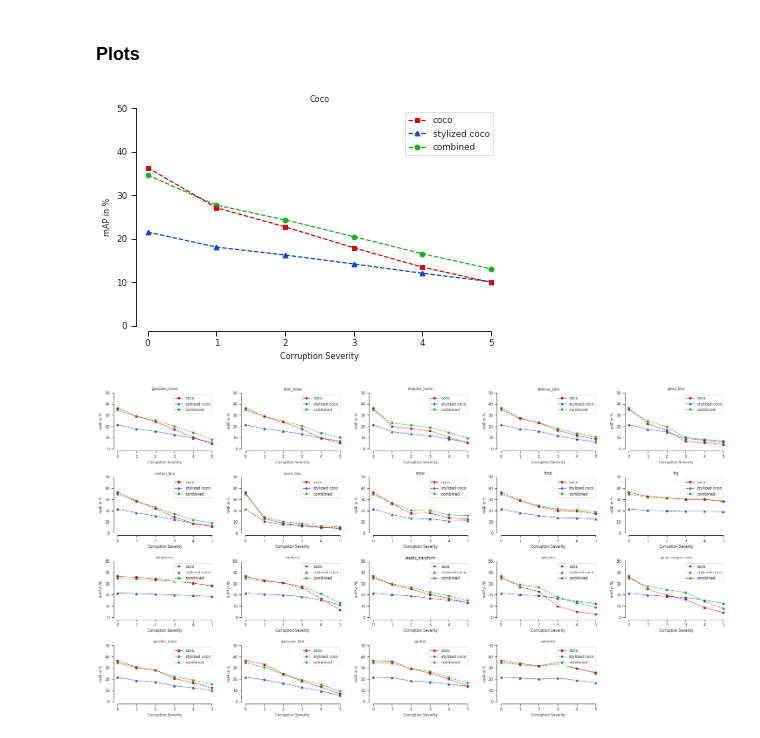
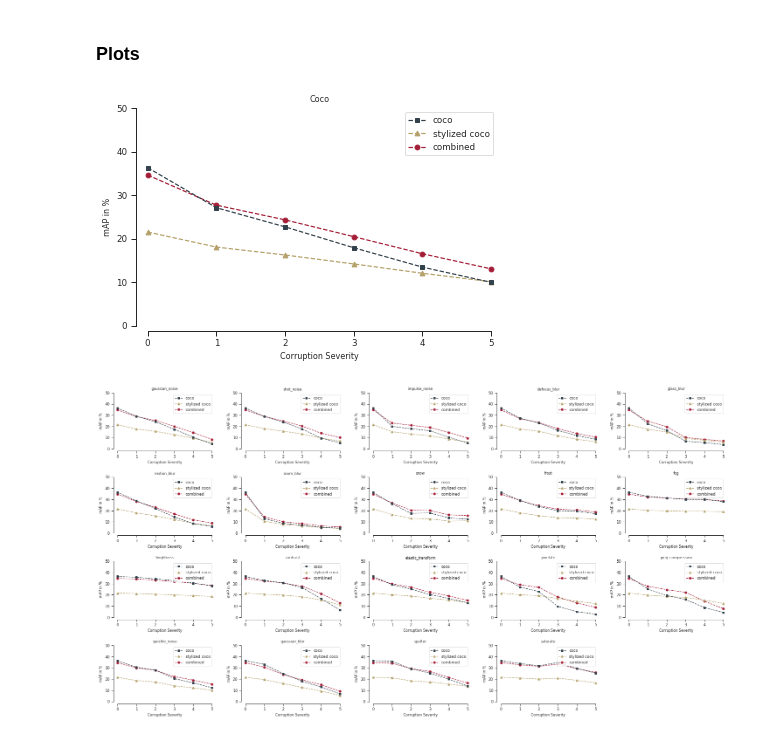
Before and after one commit to bethgelab/robust-detection-benchmark, a Jupyter notebook: plots/plots.ipynb, the cells around one changed output. Drawn from its saved outputs; the diff is of its cells as text; code cells hidden in the pictures.

```diff
--- a/plots/plots.ipynb
+++ b/plots/plots.ipynb
@@ -36,7 +36,7 @@ def get_results_voc(eval_output, base_performance, verbose=0):
 def get_distortions(eval_output):
     distortions = []
     for i, distortion in enumerate(eval_output):
-        distortions.append(distortion)
+        distortions.append(distortion.replace("_", " "))
     return distortions
 # %%
 with open("results/faster_rcnn_r50_fpn_1x_2gpu_voc0712_all_1-5_results.pkl", "rb") as f:
@@ -175,26 +208,0 @@ fig.savefig('figures/results_voc_individual.pdf', bbox_inches='tight')
-# %%
-fig = plt.figure(figsize = (25.0, 13.0))
-plt.subplots_adjust(wspace = 0.3, hspace = 0.5)
-
-for i, distortion in enumerate(distortions):
-    plt.subplot(4,5,i+1)
-
-    plt.plot(list(range(6)), voc_results[i,:]/voc_results[i,0] * 100, 's--', zorder=3, color='xkcd:red', label='pascal voc')
-    plt.plot(list(range(6)), svoc_results[i,:]/svoc_results[i,0] * 100, '^--', zorder=2, color='xkcd:blue', label='stylized voc')
-    plt.plot(list(range(6)), voc_svoc_results[i,:]/voc_svoc_results[i,0] * 100, 'o--', zorder=1, color='xkcd:green', label='combined')
-    #plt.plot(list(range(6)), voc_svoc_short_results[i,:] * 100, 's--', zorder=0, color='xkcd:dandelion', label='vanilla+stylized (short)')
-
-
-    plt.title(distortion)
-    plt.xlabel('Corruption Severity')
-    plt.ylabel('Relative Performance %')
-    plt.axis([-0.1,5.1,0,105])
-    if i == 0:
-        plt.legend(loc=3)
-
-
-sns.despine(trim=True, offset=5)
-
-plt.show()
-
-fig.savefig('figures/results_voc_individual.pdf', bbox_inches='tight')
@@ -205,7 +211,8 @@ fig.savefig('figures/results_voc_individual.pdf', bbox_inches='tight')
 # %%
 def get_results_coco(eval_output, base_performance, task='bbox', metric='AP', verbose=0):
 
-    metrics = {'AP':0, 'AP50':1, 'AP75':2, 'APs':3, 'APm':4, 'APl':5, 'AR1':6, 'AR10':7, 'AR100':8, 'ARs':9, 'ARm':10, 'ARl':11}
+    metrics = {'AP':0, 'AP50':1, 'AP75':2, 'APs':3, 'APm':4, 'APl':5,
+               'AR1':6, 'AR10':7, 'AR100':8, 'ARs':9, 'ARm':10, 'ARl':11}
     assert metric in metrics.keys()
     metric_index = metrics[metric]
 
@@ -257,31 +264,31 @@ print(np.mean(coco_results[:15,1:])/coco_results[0,0],
 # %%
 fig = plt.figure(figsize = (6.4, 4.0))
 
-plt.plot(list(range(6)), np.mean(coco_results[:15,:], axis=0) * 100, 's--', zorder=3, color='xkcd:red', label='coco')
-plt.plot(list(range(6)), np.mean(scoco_results[:15,:], axis=0) * 100, '^--', zorder=2, color='xkcd:blue', label='stylized coco')
-plt.plot(list(range(6)), np.mean(coco_scoco_results[:15,:], axis=0) * 100, 'o--', zorder=1, color='xkcd:green', label='combined')
+plt.plot(list(range(6)), np.mean(coco_results[:15,:], axis=0) * 100, 's--', zorder=3, color=col_clean, label='coco')
+plt.plot(list(range(6)), np.mean(scoco_results[:15,:], axis=0) * 100, '^--', zorder=2, color=col_stylized, label='stylized coco')
+plt.plot(list(range(6)), np.mean(coco_scoco_results[:15,:], axis=0) * 100, 'o--', zorder=1, color=col_combined, label='combined')
 # plt.plot(list(range(6)), np.mean(voc_svoc_short_results, axis=0) * 100, 's--', zorder=0, color='xkcd:dandelion', label='combined (short)')
 
 # plt.plot(list(range(6)), np.mean(pre_voc_results, axis=0) * 100, 's--', zorder=0, color='xkcd:light red')
 # plt.plot(list(range(6)), np.mean(pre_svoc_results, axis=0) * 100, '^--', zorder=0, color='xkcd:light blue')
 # plt.plot(list(range(6)), np.mean(pre_voc_svoc_results, axis=0) * 100, 'o--', zorder=0, color='xkcd:light green')
 # plt.plot(list(range(6)), np.mean(pre_voc_svoc_short_results, axis=0) * 100, 's--', zorder=0, color='xkcd:light yellow')
 
 
 plt.title('Coco')
 plt.xlabel('Corruption Severity')
 plt.ylabel('mAP in %')
 plt.axis([-0.1,5.1,0,50])
 plt.legend(loc=1)
 
 
 sns.despine(trim=True, offset=5)
 
 plt.show()
 
 fig.savefig('figures/results_coco_combined.pdf', bbox_inches='tight')
 # %% [output]
-[figure, old version]
+[figure, new version]
 # %%
 fig = plt.figure(figsize = (25.0, 13.0))
 plt.subplots_adjust(wspace = 0.3, hspace = 0.5)
@@ -289,9 +296,9 @@ plt.subplots_adjust(wspace = 0.3, hspace = 0.5)
 for i, distortion in enumerate(distortions):
     plt.subplot(4,5,i+1)
 
-    plt.plot(list(range(6)), coco_results[i,:] * 100, 's--', zorder=3, color='xkcd:red', label='coco')
-    plt.plot(list(range(6)), scoco_results[i,:] * 100, '^--', zorder=2, color='xkcd:blue', label='stylized coco')
-    plt.plot(list(range(6)), coco_scoco_results[i,:] * 100, 'o--', zorder=1, color='xkcd:green', label='combined')
+    plt.plot(list(range(6)), coco_results[i,:] * 100, 's--', zorder=3, color=col_clean, label='coco')
+    plt.plot(list(range(6)), scoco_results[i,:] * 100, '^--', zorder=2, color=col_stylized, label='stylized coco')
+    plt.plot(list(range(6)), coco_scoco_results[i,:] * 100, 'o--', zorder=1, color=col_combined, label='combined')
     #plt.plot(list(range(6)), voc_svoc_short_results[i,:] * 100, 's--', zorder=0, color='xkcd:dandelion', label='vanilla+stylized (short)')
 
 
@@ -308,4 +315,4 @@ plt.show()
 
 fig.savefig('figures/results_coco_individual.pdf', bbox_inches='tight')
 # %% [output]
-[figure, old version]
+[figure, new version]
```
Also changed, not shown: parts of 6 cells of this notebook, 4 other files.
